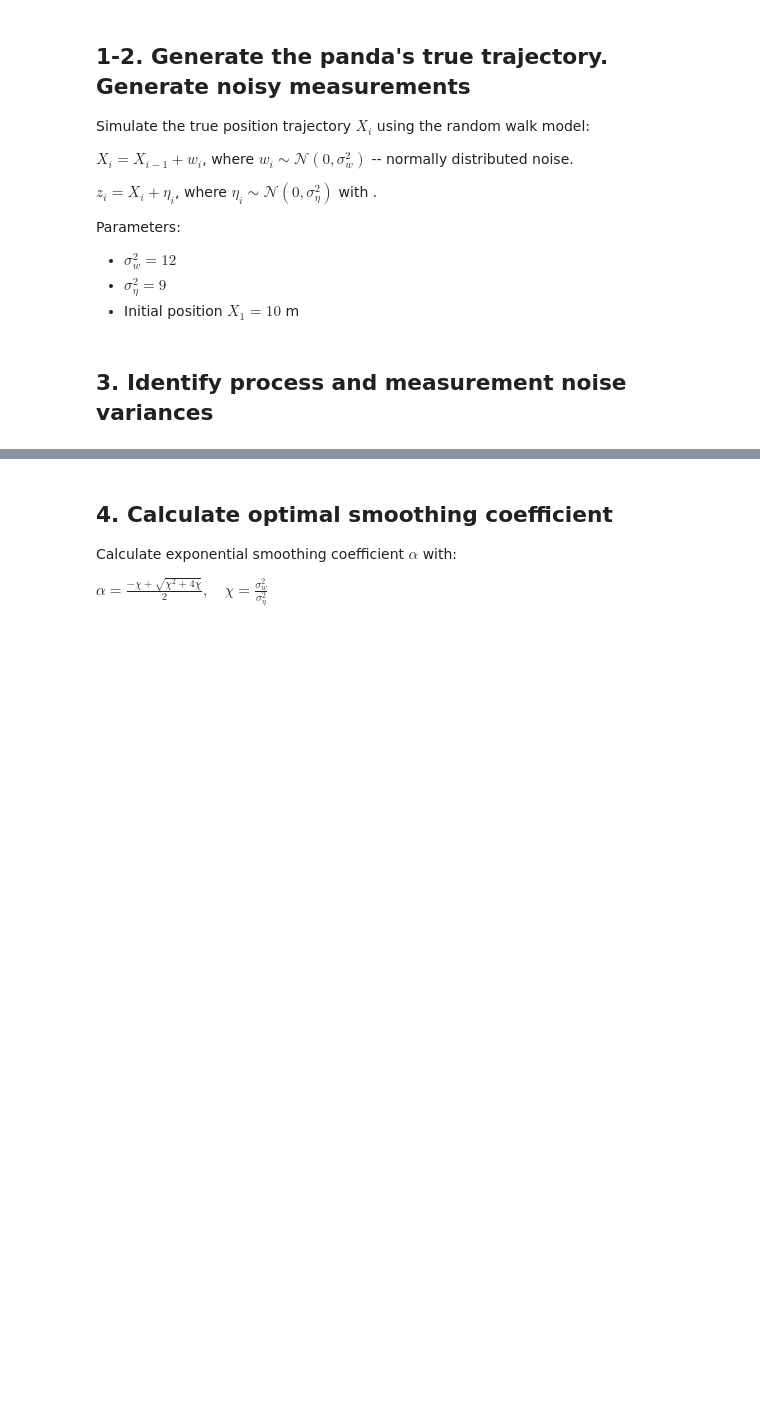
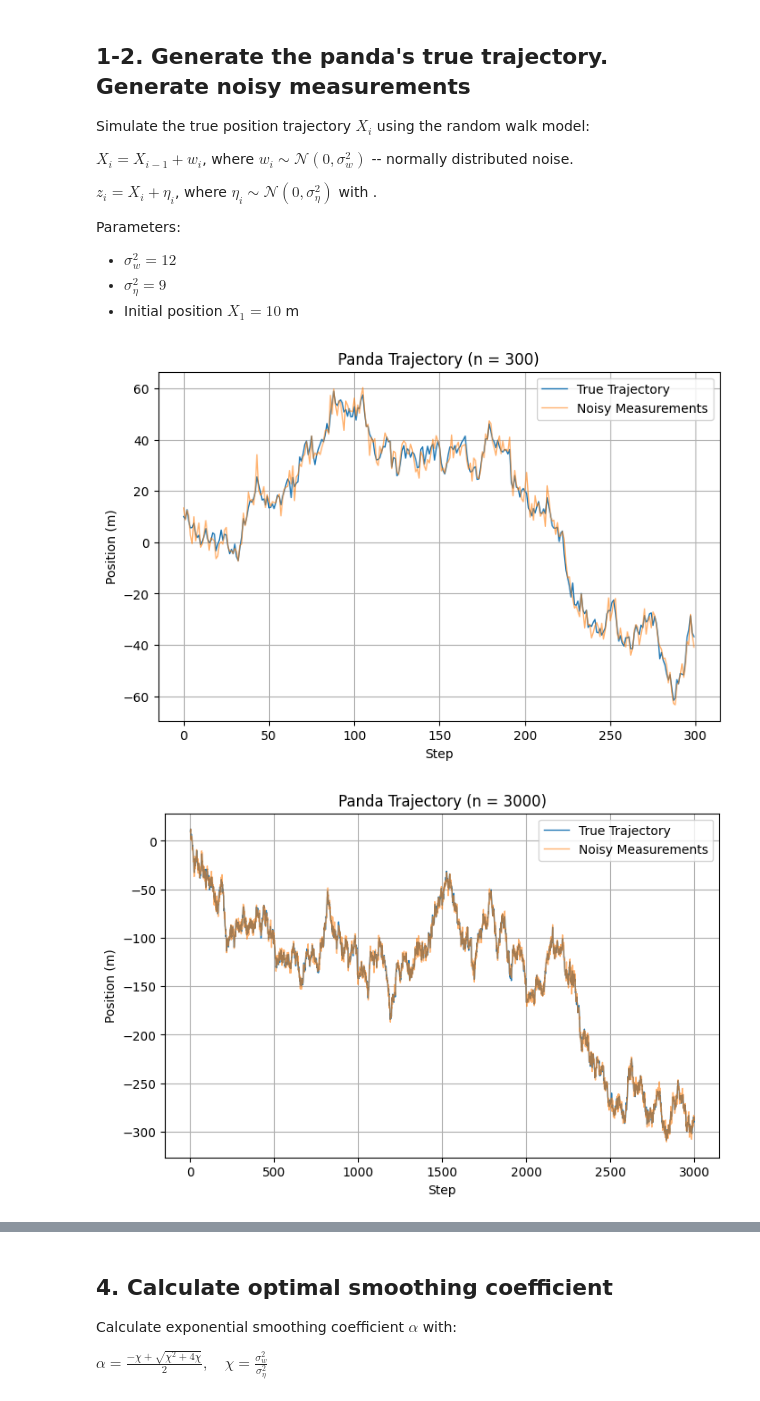
Before and after one commit to denisboborukhin/experimental_data_processing, a Jupyter notebook: tracking_panda/tracking_panda.ipynb, the cells around one changed output, grey strips where cells are left out. Saved outputs shown, nothing was run; the diff lists cells and outputs as text; code cells hidden in the pictures; blank space fills up the shorter version.

```diff
--- a/tracking_panda/tracking_panda.ipynb
+++ b/tracking_panda/tracking_panda.ipynb
@@ -18,17 +18,35 @@ Parameters:
 # %%
 import numpy as np
 import matplotlib.pyplot as plt
 
-def simulate_random_walk(n_points, sigma_w_sq, sigma_eta_sq, init_pos=10):
-    # Simulate true trajectory
+def simulate_random_walk(n_points, sigma_w_sq, sigma_eta_sq, init_pos=10, plot=False):
     wi = np.random.normal(0, np.sqrt(sigma_w_sq), n_points)
     Xi = np.zeros(n_points)
     Xi[0] = init_pos
     for i in range(1, n_points):
         Xi[i] = Xi[i-1] + wi[i]
-    # Generate noisy measurements
     eta = np.random.normal(0, np.sqrt(sigma_eta_sq), n_points)
     z = Xi + eta
+
+    if plot:
+        plt.figure(figsize=(8,5))
+        plt.plot(Xi, label='True Trajectory', linewidth=1)
+        plt.plot(z, label='Noisy Measurements', alpha=0.6, linewidth=1)
+        plt.xlabel('Step')
+        plt.ylabel('Position (m)')
+        plt.title(f'Panda Trajectory (n = {n_points})')
+        plt.legend()
+        plt.grid()
+        plt.show()
+
     return Xi, z, wi, eta
+
+sigma_w_sq = 12
+sigma_eta_sq = 9
+init_pos = 10
+
+res_300  = simulate_random_walk(n_points=300 , sigma_w_sq=sigma_w_sq, sigma_eta_sq=sigma_eta_sq, init_pos=init_pos, plot=True)
+res_3000 = simulate_random_walk(n_points=3000, sigma_w_sq=sigma_w_sq, sigma_eta_sq=sigma_eta_sq, init_pos=init_pos, plot=True)
+# %% [output]
+[figure, added]
+[figure, added]
-# %% [markdown]
-## 3. Identify process and measurement noise variances
```
Also changed, not shown: parts of 29 cells of this notebook.
